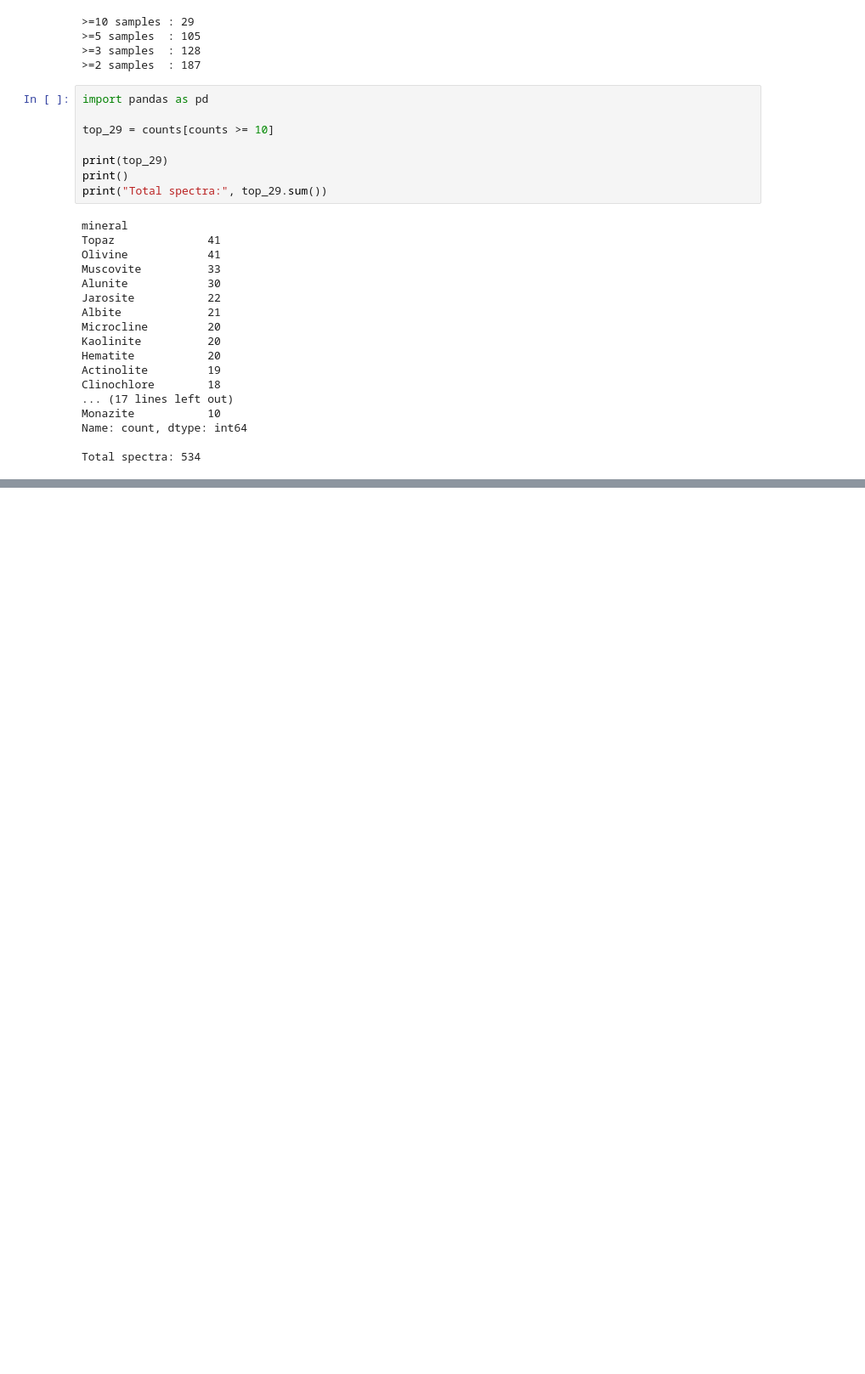
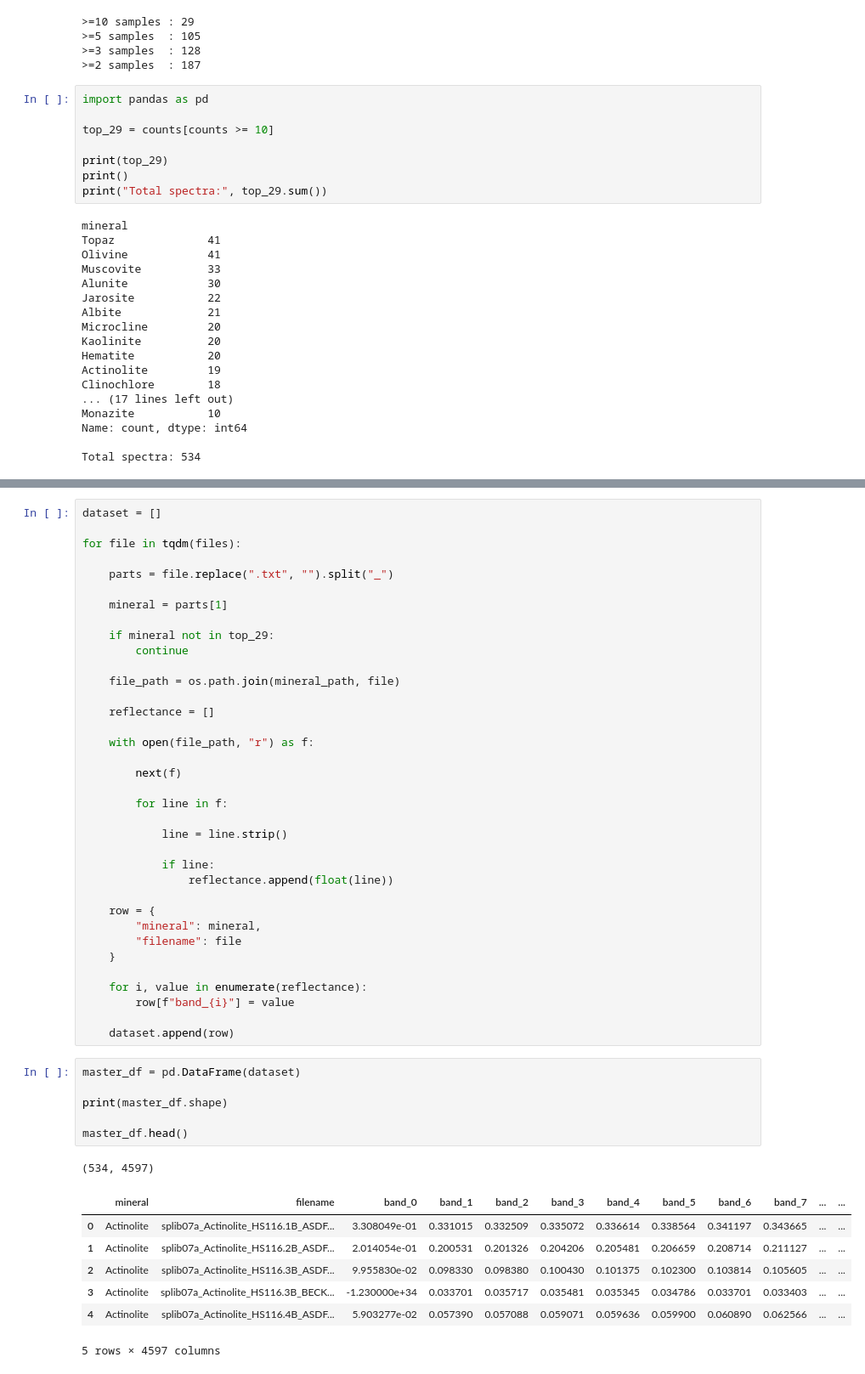
Before and after one commit to ECOMINE-IN/Geomind, a Jupyter notebook: notebooks/01_spectral_analysis.ipynb, the cells around one changed output, grey strips where cells are left out. Shown at 85% size. Saved outputs shown, nothing was run; the diff lists cells and outputs as text; blank space fills up the shorter version.

```diff
--- a/notebooks/01_spectral_analysis.ipynb
+++ b/notebooks/01_spectral_analysis.ipynb
@@ -364,0 +388,51 @@ Total spectra: 534
+# %%
+dataset = []
+
+for file in tqdm(files):
+
+    parts = file.replace(".txt", "").split("_")
+
+    mineral = parts[1]
+
+    if mineral not in top_29:
+        continue
+
+    file_path = os.path.join(mineral_path, file)
+
+    reflectance = []
+
+    with open(file_path, "r") as f:
+
+        next(f)
+
+        for line in f:
+
+            line = line.strip()
+
+            if line:
+                reflectance.append(float(line))
+
+    row = {
+        "mineral": mineral,
+        "filename": file
+    }
+
+    for i, value in enumerate(reflectance):
+        row[f"band_{i}"] = value
+
+    dataset.append(row)
+# %%
+master_df = pd.DataFrame(dataset)
+
+print(master_df.shape)
+
+master_df.head()
+# %% [output]
+(534, 4597)
+|  | mineral | filename | band_0 | band_1 | band_2 | band_3 | band_4 | band_5 | band_6 | band_7 | ... | ... |
+| 0 | Actinolite | splib07a_Actinolite_HS116.1B_ASDF... | 3.308049e-01 | 0.331015 | 0.332509 | 0.335072 | 0.336614 | 0.338564 | 0.341197 | 0.343665 | ... | ... |
+| 1 | Actinolite | splib07a_Actinolite_HS116.2B_ASDF... | 2.014054e-01 | 0.200531 | 0.201326 | 0.204206 | 0.205481 | 0.206659 | 0.208714 | 0.211127 | ... | ... |
+| 2 | Actinolite | splib07a_Actinolite_HS116.3B_ASDF... | 9.955830e-02 | 0.098330 | 0.098380 | 0.100430 | 0.101375 | 0.102300 | 0.103814 | 0.105605 | ... | ... |
+| 3 | Actinolite | splib07a_Actinolite_HS116.3B_BECK... | -1.230000e+34 | 0.033701 | 0.035717 | 0.035481 | 0.035345 | 0.034786 | 0.033701 | 0.033403 | ... | ... |
+| 4 | Actinolite | splib07a_Actinolite_HS116.4B_ASDF... | 5.903277e-02 | 0.057390 | 0.057088 | 0.059071 | 0.059636 | 0.059900 | 0.060890 | 0.062566 | ... | ... |
+5 rows × 4597 columns
```
Also changed, not shown: parts of 8 cells of this notebook.
